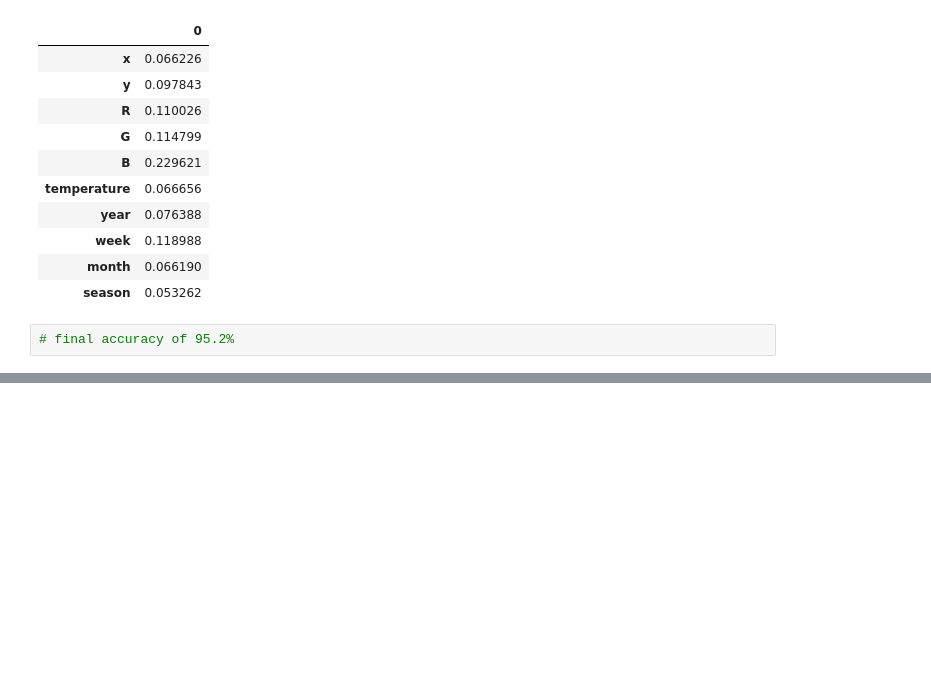
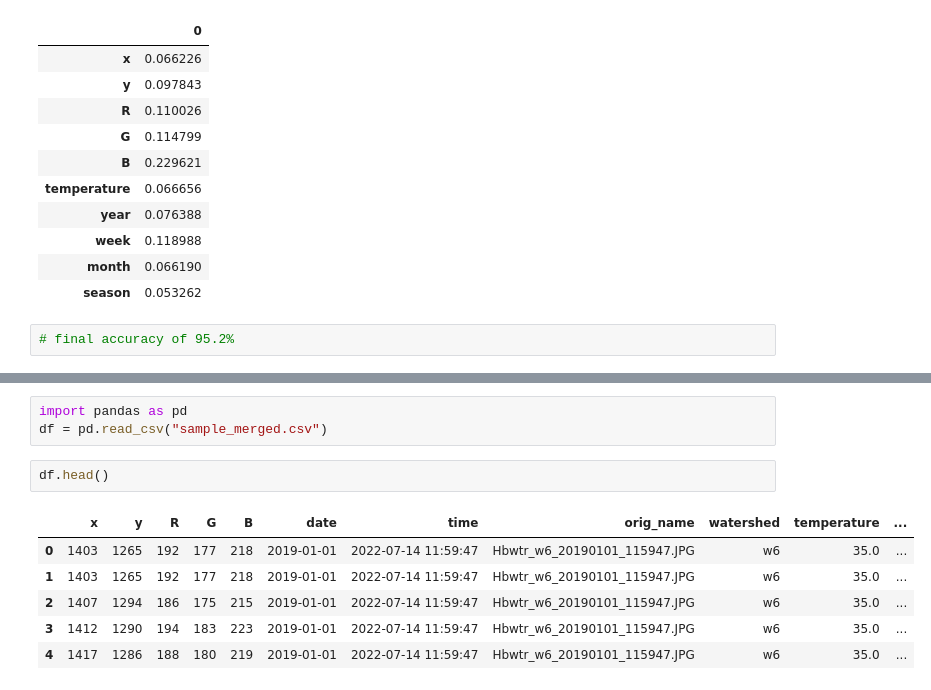
Before and after one commit to bini-a/hbwater_cameratrap_pheno, a Jupyter notebook: scripts/sandbox/ML/ml_model.ipynb, the cells around one changed output, grey strips where cells are left out. Cells and saved outputs as stored; diff of their text form; blank space fills up the shorter version.

```diff
--- a/scripts/sandbox/ML/ml_model.ipynb
+++ b/scripts/sandbox/ML/ml_model.ipynb
@@ -1208,0 +1254,12 @@ pd.DataFrame(best_rf_grid_2.feature_importances_, index = X_train.columns)
+# %%
+import pandas as pd
+df = pd.read_csv("sample_merged.csv")
+# %%
+df.head()
+# %% [output]
+|  | x | y | R | G | B | date | time | orig_name | watershed | temperature | ... |
+| 0 | 1403 | 1265 | 192 | 177 | 218 | 2019-01-01 | 2022-07-14 11:59:47 | Hbwtr_w6_20190101_115947.JPG | w6 | 35.0 | ... |
+| 1 | 1403 | 1265 | 192 | 177 | 218 | 2019-01-01 | 2022-07-14 11:59:47 | Hbwtr_w6_20190101_115947.JPG | w6 | 35.0 | ... |
+| 2 | 1407 | 1294 | 186 | 175 | 215 | 2019-01-01 | 2022-07-14 11:59:47 | Hbwtr_w6_20190101_115947.JPG | w6 | 35.0 | ... |
+| 3 | 1412 | 1290 | 194 | 183 | 223 | 2019-01-01 | 2022-07-14 11:59:47 | Hbwtr_w6_20190101_115947.JPG | w6 | 35.0 | ... |
+| 4 | 1417 | 1286 | 188 | 180 | 219 | 2019-01-01 | 2022-07-14 11:59:47 | Hbwtr_w6_20190101_115947.JPG | w6 | 35.0 | ... |
```
Also changed, not shown: parts of 6 cells of this notebook.
